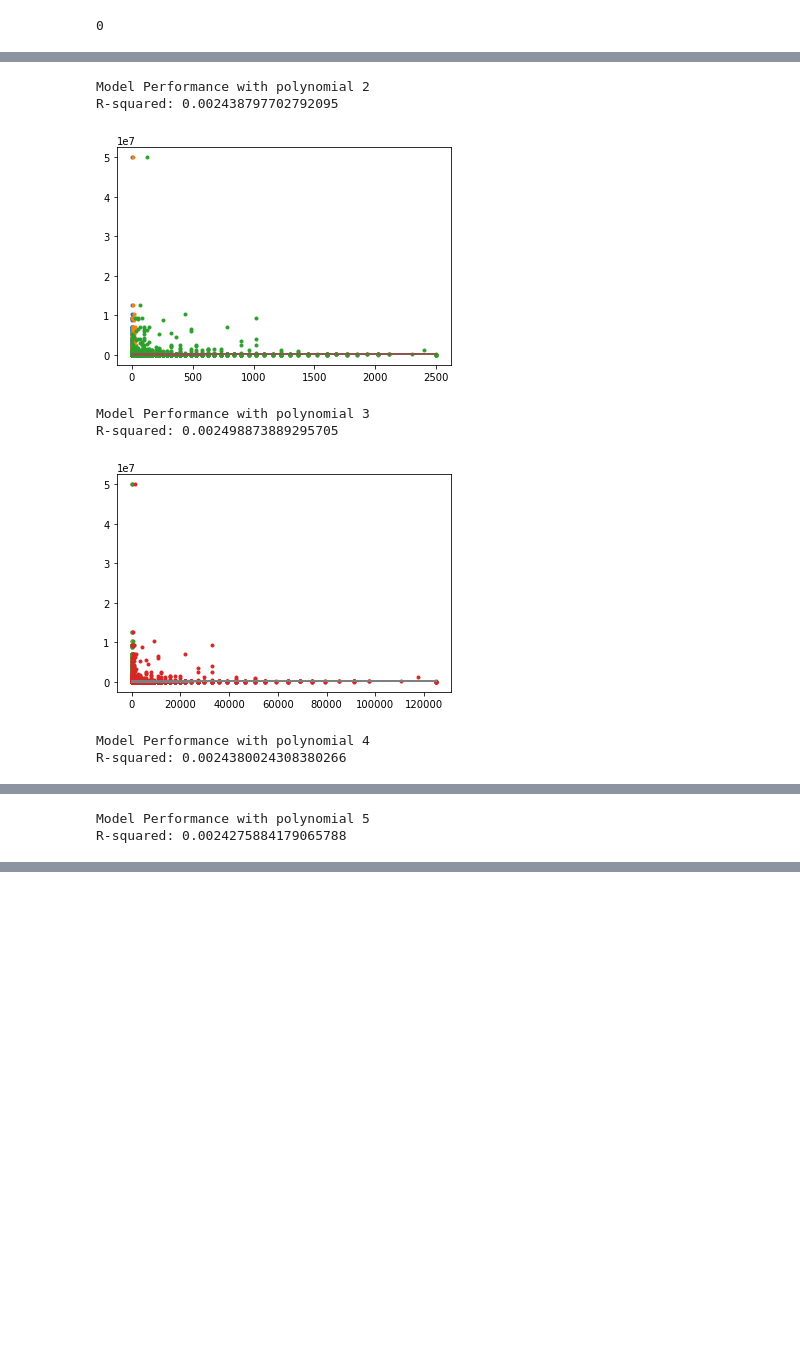
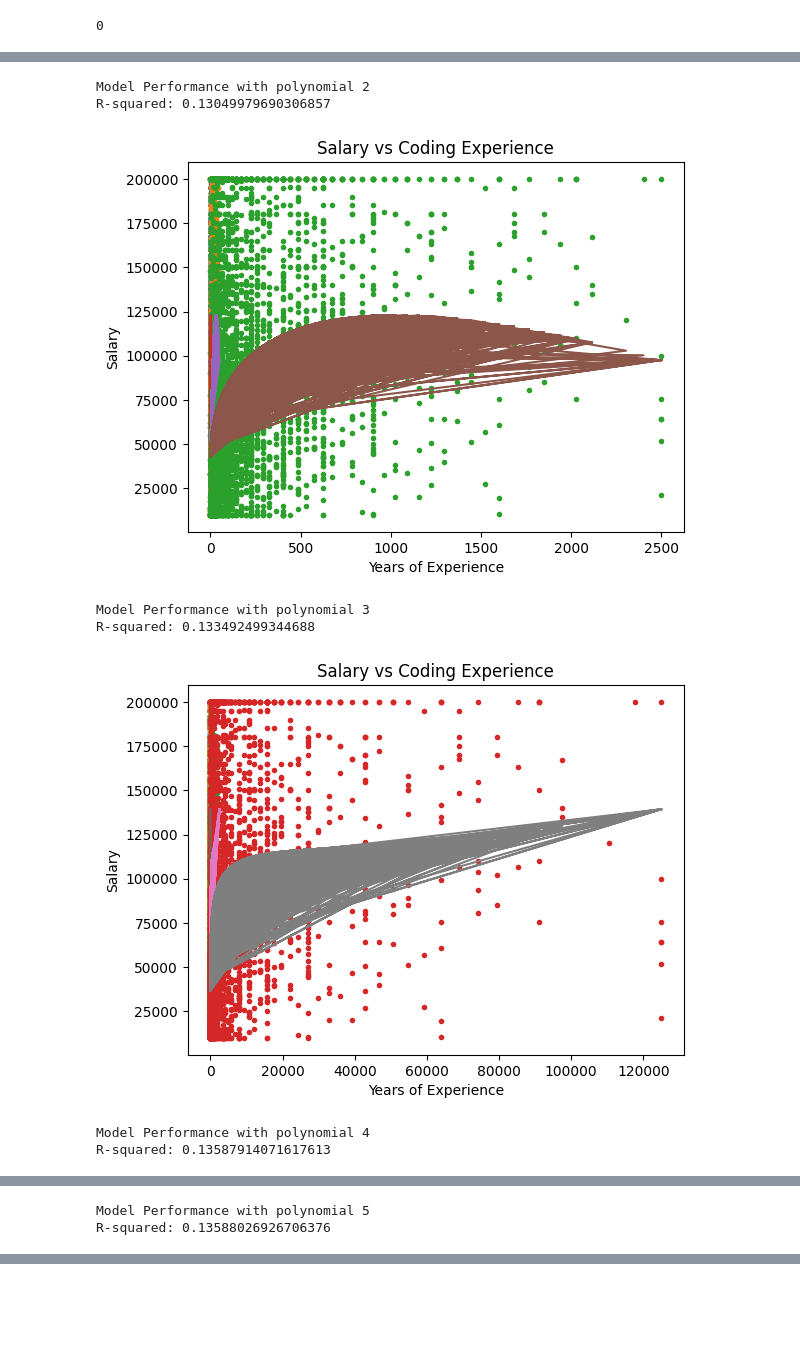
Before and after one commit to Jensen-T/StackOverflow-2022-Survey-Analysis, a Jupyter notebook: Data Analysis.ipynb, the cells around one changed output, grey strips where cells are left out. Saved outputs shown, nothing was run; the diff lists cells and outputs as text; code cells hidden in the pictures; blank space fills up the shorter version.

```diff
--- a/Data Analysis.ipynb
+++ b/Data Analysis.ipynb
@@ -85,3 +97,3 @@ cleaned_df['WorkExp'].isnull().sum()
 # %%
-X = ['WorkExp']
-Y = ['ConvertedCompYearly']
+X = cleaned_df['WorkExp'].values.reshape(-1, 1)
+Y = cleaned_df['ConvertedCompYearly']
@@ -100,5 +100,6 @@ Model MSE: 587506888072.5348
-# %%
-X = ['WorkExp']
-Y = ['ConvertedCompYearly']
 # %%
-X_train, X_test, y_train, y_test = train_test_split(cleaned_df[X], cleaned_df[Y], test_size=0.2, random_state=1)
+X_train, X_test, y_train, y_test = train_test_split(X, Y, test_size=0.2, random_state=1)
+# %%
+model = LinearRegression()
+model.fit(X_train, y_train)
+y_pred = model.predict(X_test)
@@ -105,28 +124,31 @@ X_train, X_test, y_train, y_test = train_test_split(cleaned_df[X], cleaned_df[Y]
 # %%
 polynomials = (2, 3, 4, 5, 6, 7, 8, 9, 10)
 
 for a in polynomials:
     poly = PolynomialFeatures(degree= a)
 
     X_train_poly = poly.fit_transform(X_train)
     X_test_poly = poly.transform(X_test)
 
     model = LinearRegression()
     model.fit(X_train_poly, y_train)
 
     y_pred = model.predict(X_test_poly)
 
     print(f'Model Performance with polynomial {a}')
     print(f'R-squared: {model.score(X_test_poly, y_test)}')
 
     plt.plot(X_test_poly, y_test, '.', X_test_poly, y_pred, '-')
+    plt.xlabel('Years of Experience')
+    plt.ylabel('Salary')
+    plt.title('Salary vs Coding Experience')
     plt.show()
 # %% [output]
 Model Performance with polynomial 2
-R-squared: 0.002438797702792095
+R-squared: 0.13049979690306857
-[figure, old version]
+[figure, new version]
 Model Performance with polynomial 3
-R-squared: 0.002498873889295705
+R-squared: 0.133492499344688
-[figure, old version]
+[figure, new version]
 Model Performance with polynomial 4
-R-squared: 0.0024380024308380266
+R-squared: 0.13587914071617613
@@ -134,2 +156,2 @@ R-squared: 0.0024380024308380266
 Model Performance with polynomial 5
-R-squared: 0.0024275884179065788
+R-squared: 0.13588026926706376
```
Also changed, not shown: parts of 30 cells of this notebook.
